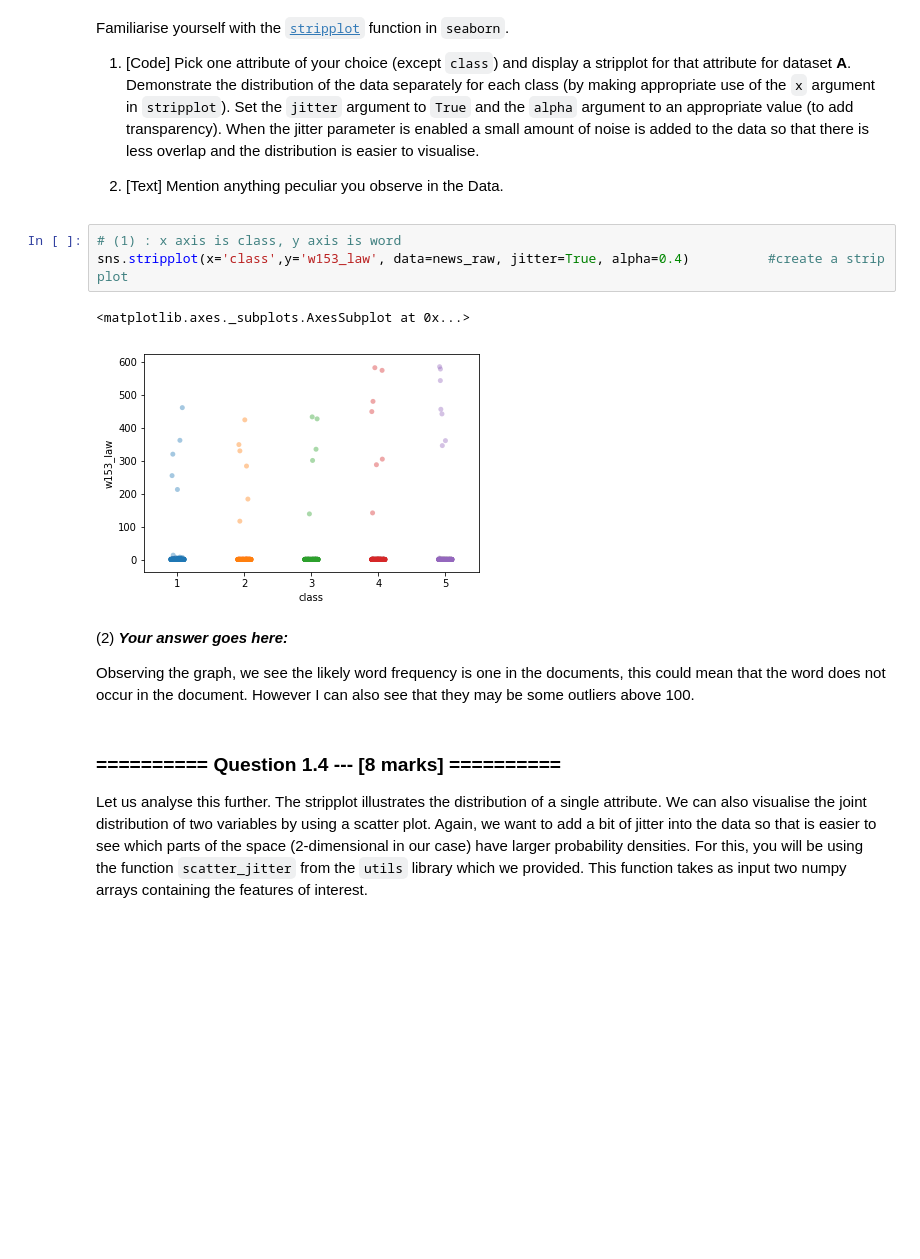
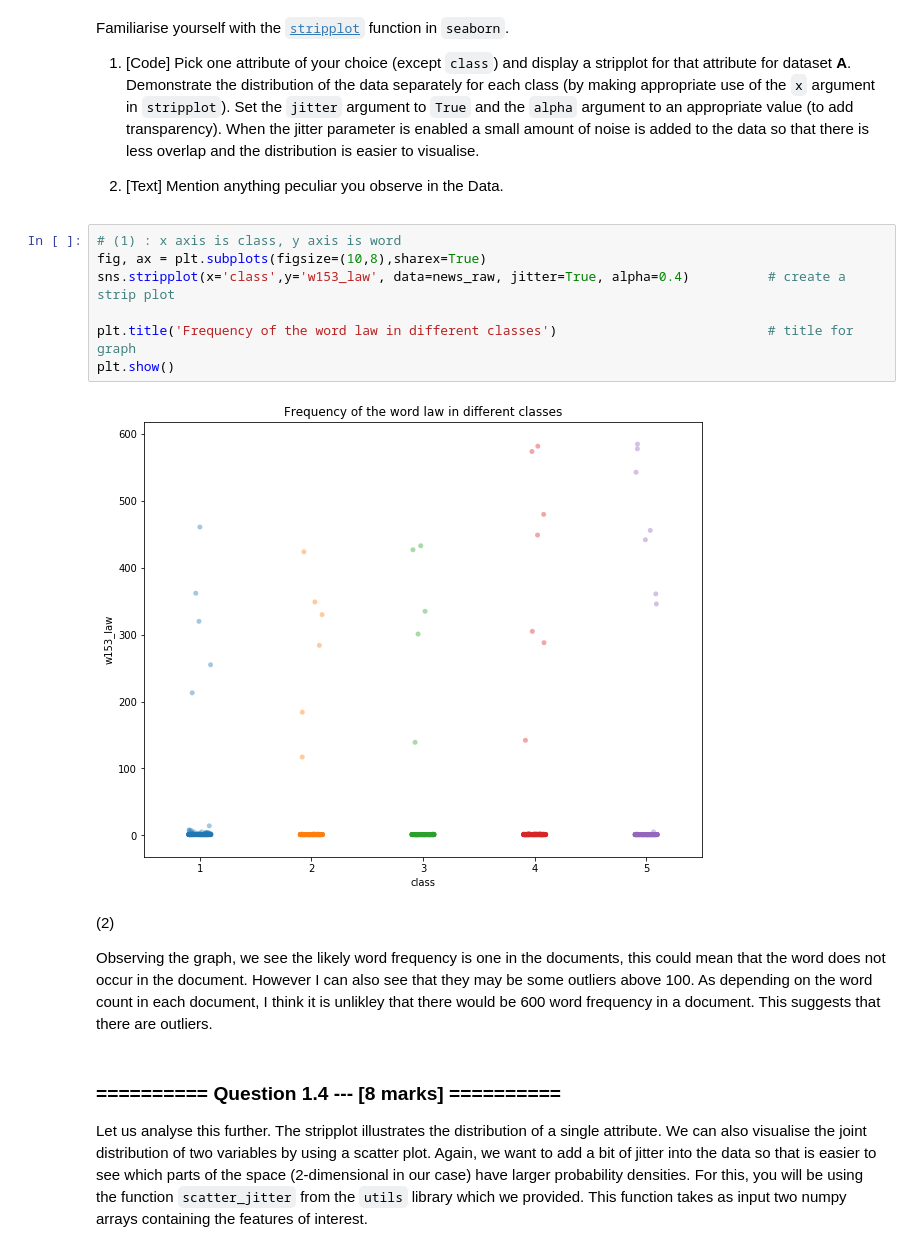
Before and after one commit to aadulan/iaml2018, a Jupyter notebook: Assignments/01_Analysis.ipynb, the cells around one changed output. Drawn from its saved outputs; the diff is of its cells as text; blank space fills up the shorter version.

```diff
--- a/Assignments/01_Analysis.ipynb
+++ b/Assignments/01_Analysis.ipynb
@@ -184,14 +184,17 @@ Familiarise yourself with the [`stripplot`](https://seaborn.github.io/generated/
 1. [Text] Mention anything peculiar you observe in the Data.
 # %%
 # (1) : x axis is class, y axis is word
-sns.stripplot(x='class',y='w153_law', data=news_raw, jitter=True, alpha=0.4)          #create a strip plot
+fig, ax = plt.subplots(figsize=(10,8),sharex=True)
+sns.stripplot(x='class',y='w153_law', data=news_raw, jitter=True, alpha=0.4)          # create a strip plot
+
+plt.title('Frequency of the word law in different classes')                           # title for graph
+plt.show()
 # %% [output]
-<matplotlib.axes._subplots.AxesSubplot at 0x...>
-[figure, old version]
+[figure, new version]
 # %% [markdown]
-(2) ***Your answer goes here:***
+(2)
 
-Observing the graph, we see the likely word frequency is one in the documents, this could mean that the word does not occur in the document. However I can also see that they may be some outliers above 100.
+Observing the graph, we see the likely word frequency is one in the documents, this could mean that the word does not occur in the document. However I can also see that they may be some outliers above 100. As depending on the word count in each document, I think it is unlikley that there would be 600 word frequency in a document. This suggests that there are outliers.
 # %% [markdown]
 ### ========== Question 1.4  --- [8 marks] ==========
 Let us analyse this further. The stripplot illustrates the distribution of a single attribute. We can also visualise the joint distribution of two variables by using a scatter plot. Again, we want to add a bit of jitter into the data so that is easier to see which parts of the space (2-dimensional in our case) have larger probability densities. For this, you will be using the function `scatter_jitter` from the `utils` library which we provided. This function takes as input two numpy arrays containing the features of interest.
```
Also changed, not shown: parts of 30 cells of this notebook.
